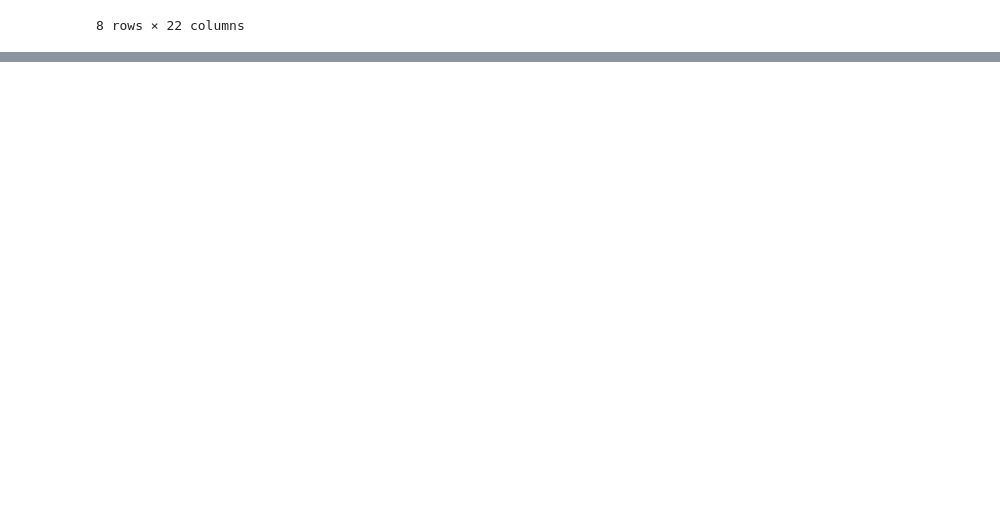
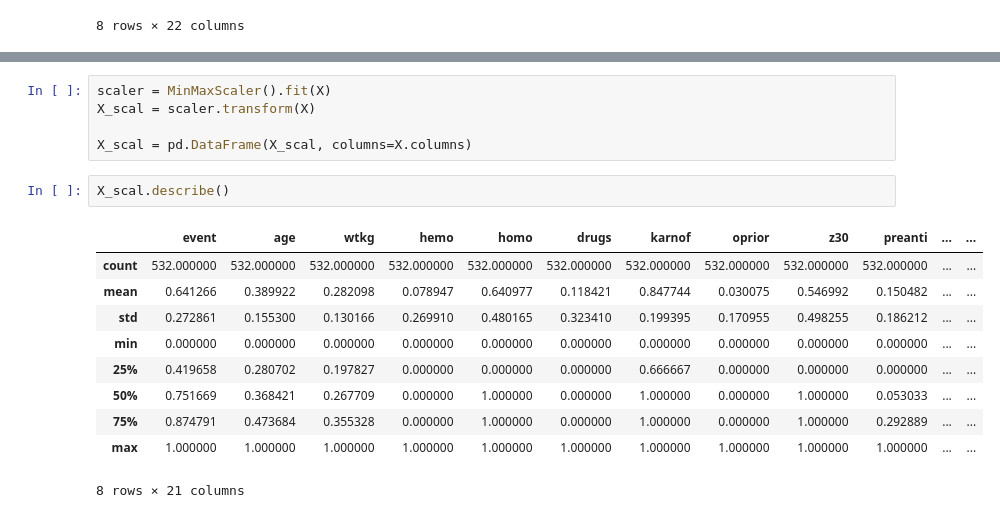
Before and after one commit to miri6913/Fast_Campus-Machine_Learning-, a Jupyter notebook: Clustering/hierarchical clustering.ipynb, the cells around one changed output, grey strips where cells are left out. Drawn from its saved outputs; the diff is of its cells as text; blank space fills up the shorter version.

```diff
--- a/Clustering/hierarchical clustering.ipynb
+++ b/Clustering/hierarchical clustering.ipynb
@@ -93,0 +116,18 @@ data.describe()
+# %%
+scaler = MinMaxScaler().fit(X)
+X_scal = scaler.transform(X)
+
+X_scal = pd.DataFrame(X_scal, columns=X.columns)
+# %%
+X_scal.describe()
+# %% [output]
+|  | event | age | wtkg | hemo | homo | drugs | karnof | oprior | z30 | preanti | ... | ... |
+| count | 532.000000 | 532.000000 | 532.000000 | 532.000000 | 532.000000 | 532.000000 | 532.000000 | 532.000000 | 532.000000 | 532.000000 | ... | ... |
+| mean | 0.641266 | 0.389922 | 0.282098 | 0.078947 | 0.640977 | 0.118421 | 0.847744 | 0.030075 | 0.546992 | 0.150482 | ... | ... |
+| std | 0.272861 | 0.155300 | 0.130166 | 0.269910 | 0.480165 | 0.323410 | 0.199395 | 0.170955 | 0.498255 | 0.186212 | ... | ... |
+| min | 0.000000 | 0.000000 | 0.000000 | 0.000000 | 0.000000 | 0.000000 | 0.000000 | 0.000000 | 0.000000 | 0.000000 | ... | ... |
+| 25% | 0.419658 | 0.280702 | 0.197827 | 0.000000 | 0.000000 | 0.000000 | 0.666667 | 0.000000 | 0.000000 | 0.000000 | ... | ... |
+| 50% | 0.751669 | 0.368421 | 0.267709 | 0.000000 | 1.000000 | 0.000000 | 1.000000 | 0.000000 | 1.000000 | 0.053033 | ... | ... |
+| 75% | 0.874791 | 0.473684 | 0.355328 | 0.000000 | 1.000000 | 0.000000 | 1.000000 | 0.000000 | 1.000000 | 0.292889 | ... | ... |
+| max | 1.000000 | 1.000000 | 1.000000 | 1.000000 | 1.000000 | 1.000000 | 1.000000 | 1.000000 | 1.000000 | 1.000000 | ... | ... |
+8 rows × 21 columns
```
Also changed, not shown: parts of 4 cells of this notebook.
